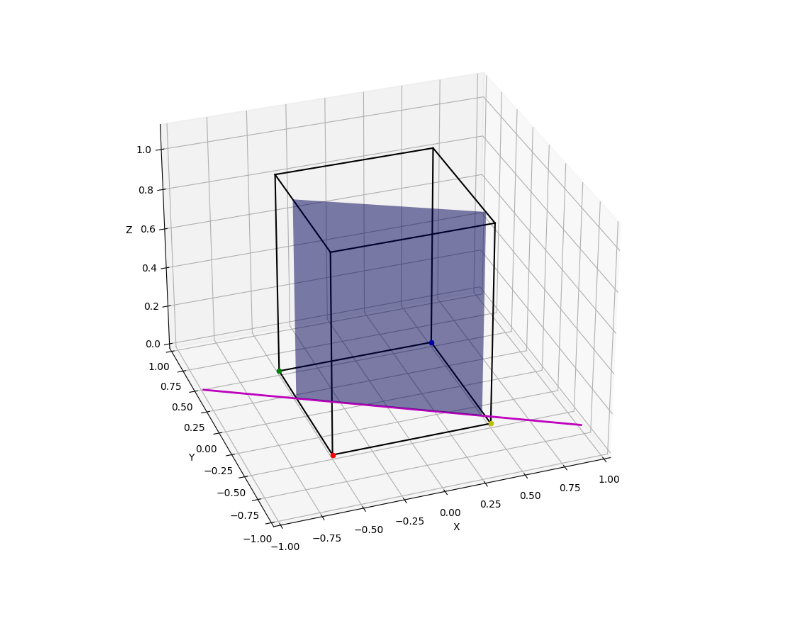
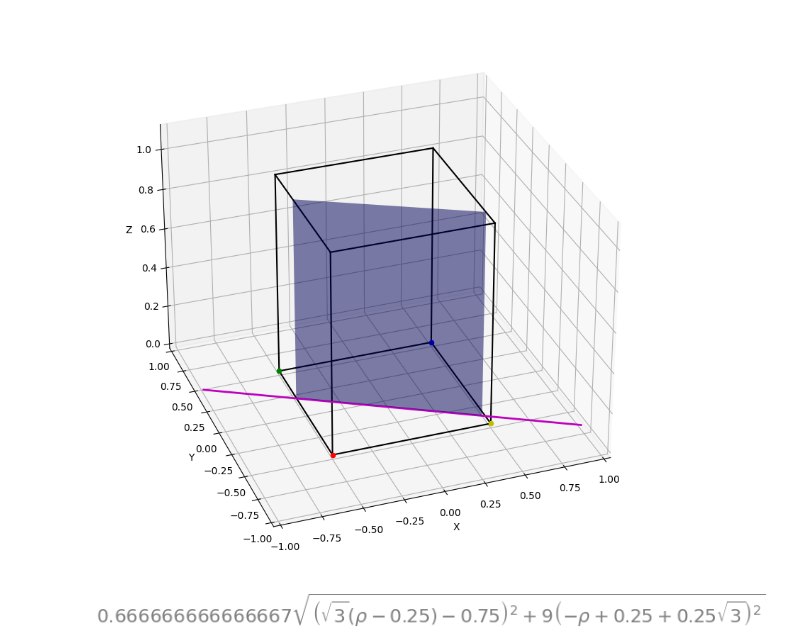
Before and after one commit to NicholasBorch/Tomografi_mat1b, a Jupyter notebook: opg11_plots.ipynb, the cells around one changed output. Saved outputs shown, nothing was run; the diff lists cells and outputs as text; code cells hidden in the pictures; blank space fills up the shorter version.

```diff
--- a/opg11_plots.ipynb
+++ b/opg11_plots.ipynb
@@ -94,3 +94,9 @@ ax.view_init(elev=30, azim=250)
 plt.show()
 # %% [output]
 [figure]
+# %%
+rho = symbols('rho')
+expr = 2/3 * sqrt((sqrt(3) * (rho - 0.25) - 0.75)**2 + 9 * (-rho + 0.25 + 0.25 * sqrt(3))**2)
+expr
+# %% [output]
+[figure, added]
```
